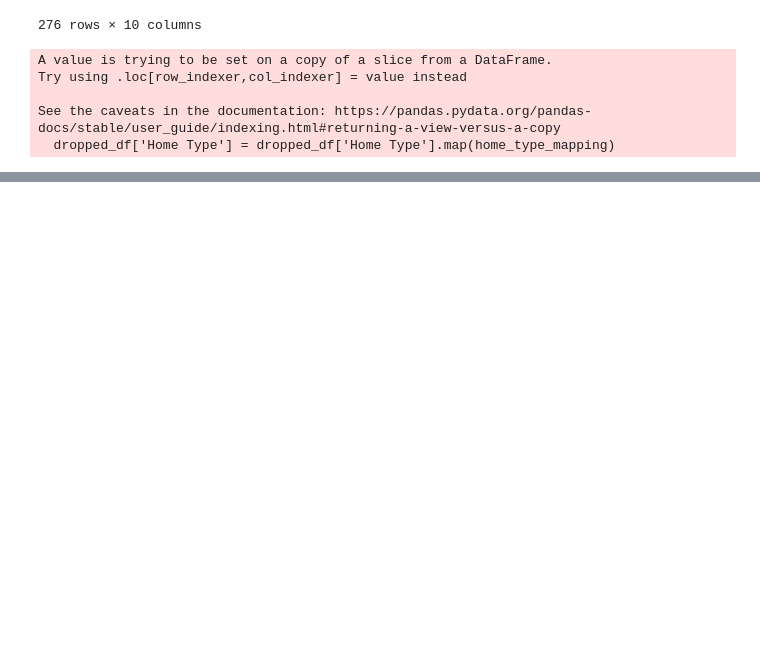
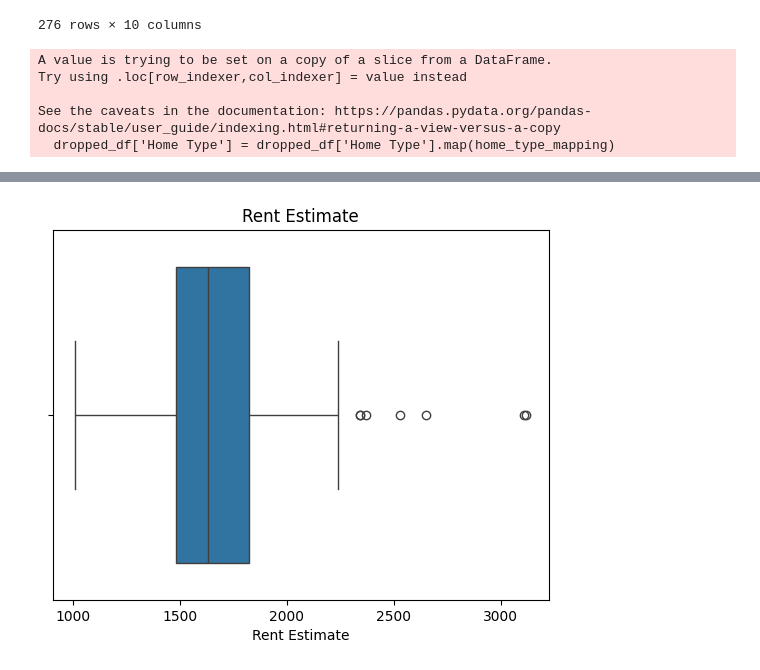
Before and after one commit to abiTheProgrammer/housing-rec-system, a Jupyter notebook: notebooks/eda.ipynb, the cells around one changed output, grey strips where cells are left out. Cells and saved outputs as stored; diff of their text form; code cells hidden in the pictures; blank space fills up the shorter version.

Commit message:
added some boxplots

```diff
--- a/notebooks/eda.ipynb
+++ b/notebooks/eda.ipynb
@@ -314,9 +314,11 @@ See the caveats in the documentation: https://pandas.pydata.org/pandas-docs/stab
 276 rows × 10 columns
 # %%
 home_type_mapping = {
-    'Single-Family': 'S',
-    'Multi-Family': 'M',
-    'Condo': 'C'
+    'Single-Family': 'SF',
+    'Multi-Family': 'MF',
+    'Condo': 'Con',
+    'Mobile Home': 'MH',
+    'Commerical': 'Com'
 }
 
 # Apply the mapping to the "Home Type" column
@@ -340 +340,7 @@ Matplotlib is building the font cache; this may take a moment.
 [figure]
+# %%
+sns.boxplot(x = dropped_df["Rent Estimate"])
+plt.title("Rent Estimate")
+plt.show()
+# %% [output]
+[figure, added]
```
Also changed, not shown: parts of 3 cells of this notebook.
